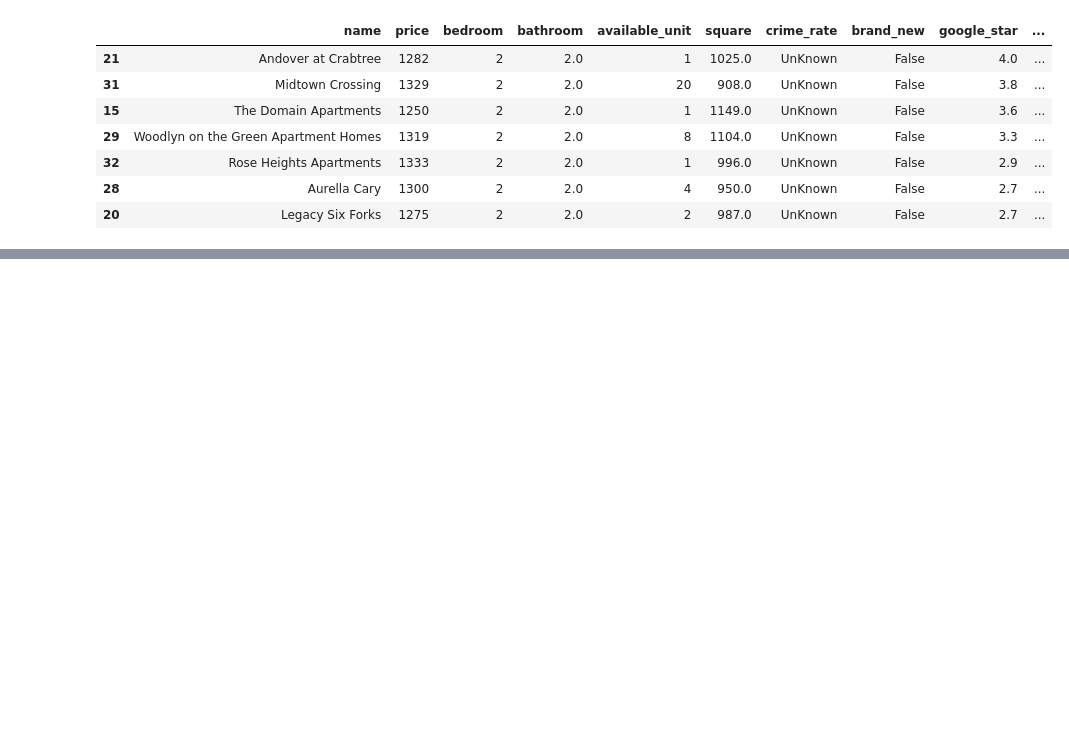
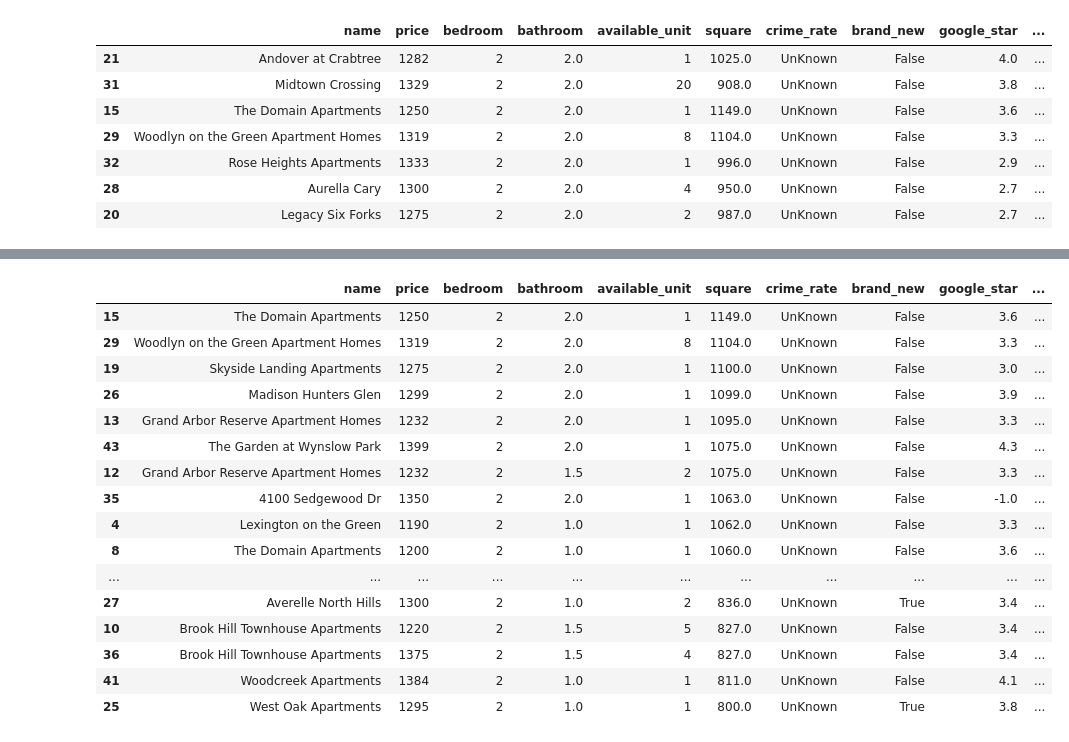
Before and after one commit to frkrbltn/choose-apartments-raleigh, a Jupyter notebook: apartments.ipynb, the cells around one changed output, grey strips where cells are left out. Cells and saved outputs as stored; diff of their text form; code cells hidden in the pictures; blank space fills up the shorter version.

```diff
--- a/apartments.ipynb
+++ b/apartments.ipynb
@@ -480,0 +492,23 @@ choosen.to_csv('choosen.csv', index=False)
+# %%
+# also call Clairmont At Farmgate
+# also call The Garden At Wynslow Park
+emre = emre.sort_values(by='square', ascending=False)
+emre
+# %% [output]
+|  | name | price | bedroom | bathroom | available_unit | square | crime_rate | brand_new | google_star | ... |
+| 15 | The Domain Apartments | 1250 | 2 | 2.0 | 1 | 1149.0 | UnKnown | False | 3.6 | ... |
+| 29 | Woodlyn on the Green Apartment Homes | 1319 | 2 | 2.0 | 8 | 1104.0 | UnKnown | False | 3.3 | ... |
+| 19 | Skyside Landing Apartments | 1275 | 2 | 2.0 | 1 | 1100.0 | UnKnown | False | 3.0 | ... |
+| 26 | Madison Hunters Glen | 1299 | 2 | 2.0 | 1 | 1099.0 | UnKnown | False | 3.9 | ... |
+| 13 | Grand Arbor Reserve Apartment Homes | 1232 | 2 | 2.0 | 1 | 1095.0 | UnKnown | False | 3.3 | ... |
+| 43 | The Garden at Wynslow Park | 1399 | 2 | 2.0 | 1 | 1075.0 | UnKnown | False | 4.3 | ... |
+| 12 | Grand Arbor Reserve Apartment Homes | 1232 | 2 | 1.5 | 2 | 1075.0 | UnKnown | False | 3.3 | ... |
+| 35 | 4100 Sedgewood Dr | 1350 | 2 | 2.0 | 1 | 1063.0 | UnKnown | False | -1.0 | ... |
+| 4 | Lexington on the Green | 1190 | 2 | 1.0 | 1 | 1062.0 | UnKnown | False | 3.3 | ... |
+| 8 | The Domain Apartments | 1200 | 2 | 1.0 | 1 | 1060.0 | UnKnown | False | 3.6 | ... |
+| ... | ... | ... | ... | ... | ... | ... | ... | ... | ... | ... |
+| 27 | Averelle North Hills | 1300 | 2 | 1.0 | 2 | 836.0 | UnKnown | True | 3.4 | ... |
+| 10 | Brook Hill Townhouse Apartments | 1220 | 2 | 1.5 | 5 | 827.0 | UnKnown | False | 3.4 | ... |
+| 36 | Brook Hill Townhouse Apartments | 1375 | 2 | 1.5 | 4 | 827.0 | UnKnown | False | 3.4 | ... |
+| 41 | Woodcreek Apartments | 1384 | 2 | 1.0 | 1 | 811.0 | UnKnown | False | 4.1 | ... |
+| 25 | West Oak Apartments | 1295 | 2 | 1.0 | 1 | 800.0 | UnKnown | True | 3.8 | ... |
```
Also changed, not shown: parts of 4 cells of this notebook, 4 other files.
